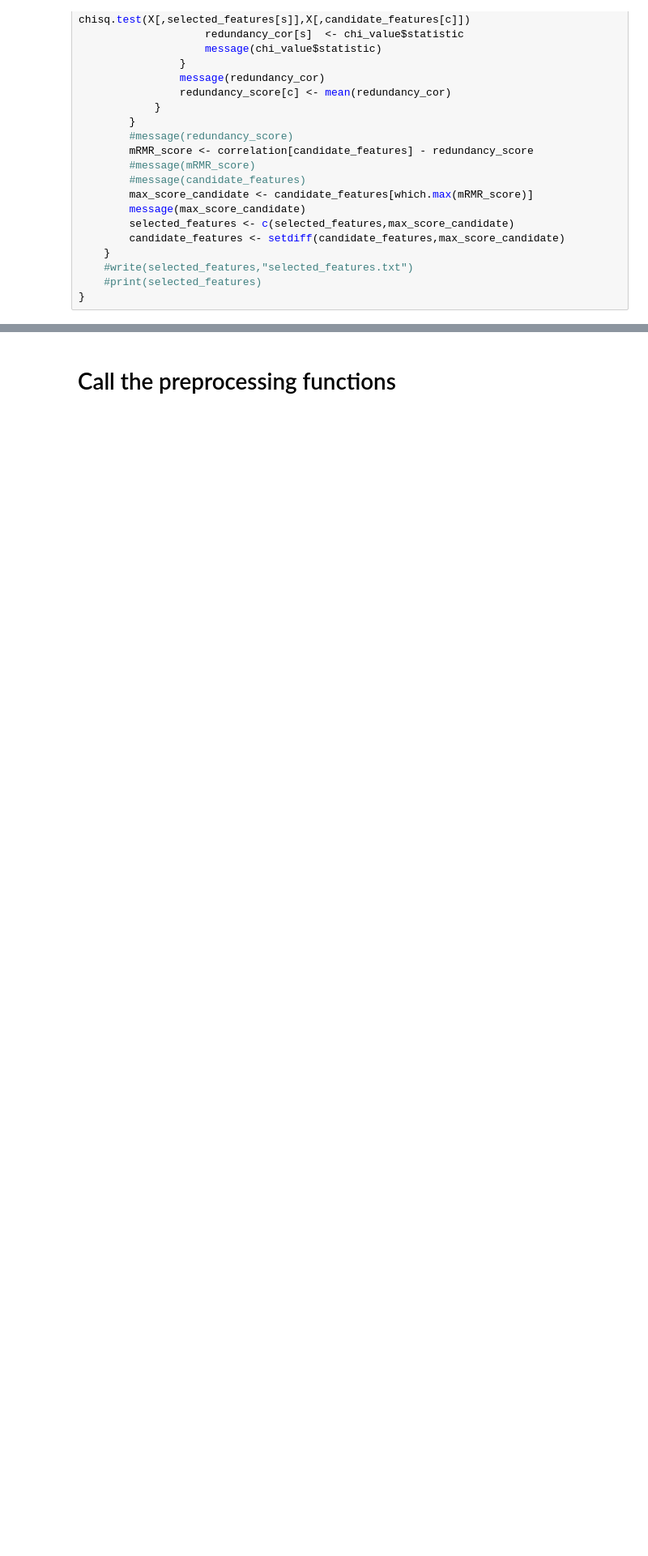
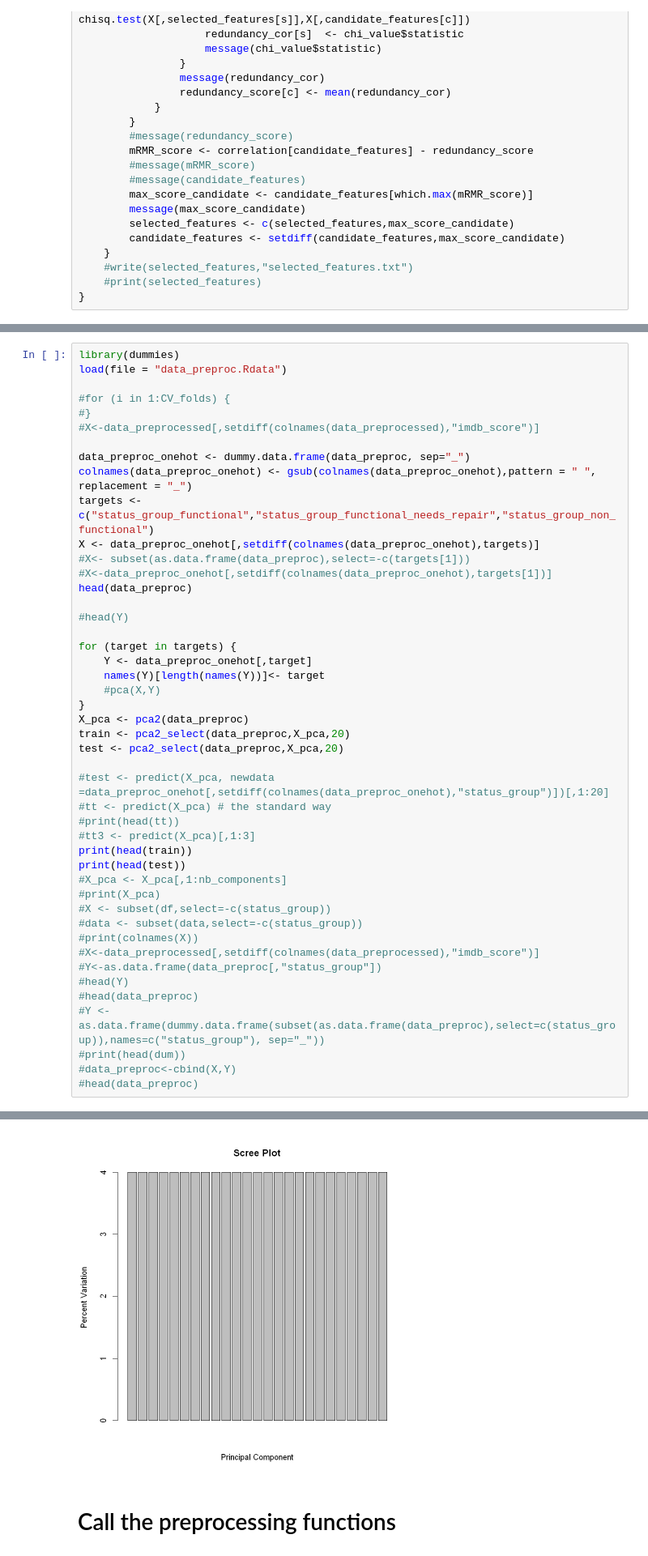
Before and after one commit to miromatagne/Driven-Data-Competition, a Jupyter notebook: ReportTemplate.ipynb, the cells around one changed output, grey strips where cells are left out. Shown at 81% size. Cells and saved outputs as stored; diff of their text form; blank space fills up the shorter version.

```diff
--- a/ReportTemplate.ipynb
+++ b/ReportTemplate.ipynb
@@ -702,0 +786,47 @@ apply_mrmr <- function(X,Y) {
+# %%
+library(dummies)
+load(file = "data_preproc.Rdata")
+
+#for (i in 1:CV_folds) {
+#}
+#X<-data_preprocessed[,setdiff(colnames(data_preprocessed),"imdb_score")]
+
+data_preproc_onehot <- dummy.data.frame(data_preproc, sep="_")
+colnames(data_preproc_onehot) <- gsub(colnames(data_preproc_onehot),pattern = " ", replacement = "_")
+targets <- c("status_group_functional","status_group_functional_needs_repair","status_group_non_functional")
+X <- data_preproc_onehot[,setdiff(colnames(data_preproc_onehot),targets)]
+#X<- subset(as.data.frame(data_preproc),select=-c(targets[1]))
+#X<-data_preproc_onehot[,setdiff(colnames(data_preproc_onehot),targets[1])]
+head(data_preproc)
+
+#head(Y)
+
+for (target in targets) {
+    Y <- data_preproc_onehot[,target]
+    names(Y)[length(names(Y))]<- target
+    #pca(X,Y)
+}
+X_pca <- pca2(data_preproc)
+train <- pca2_select(data_preproc,X_pca,20)
+test <- pca2_select(data_preproc,X_pca,20)
+
+#test <- predict(X_pca, newdata =data_preproc_onehot[,setdiff(colnames(data_preproc_onehot),"status_group")])[,1:20]
+#tt <- predict(X_pca) # the standard way
+#print(head(tt))
+#tt3 <- predict(X_pca)[,1:3]
+print(head(train))
+print(head(test))
+#X_pca <- X_pca[,1:nb_components]
+#print(X_pca)
+#X <- subset(df,select=-c(status_group))
+#data <- subset(data,select=-c(status_group))
+#print(colnames(X))
+#X<-data_preprocessed[,setdiff(colnames(data_preprocessed),"imdb_score")]
+#Y<-as.data.frame(data_preproc[,"status_group"])
+#head(Y)
+#head(data_preproc)
+#Y <- as.data.frame(dummy.data.frame(subset(as.data.frame(data_preproc),select=c(status_group)),names=c("status_group"), sep="_"))
+#print(head(dum))
+#data_preproc<-cbind(X,Y)
+#head(data_preproc)
+# %% [output]
@@ -703,3 +861,4 @@ apply_mrmr <- function(X,Y) {
+[figure, added]
 # %% [markdown]
 # Call the preprocessing functions
 # %%
```
Also changed, not shown: parts of 49 cells of this notebook, 7 other files.
